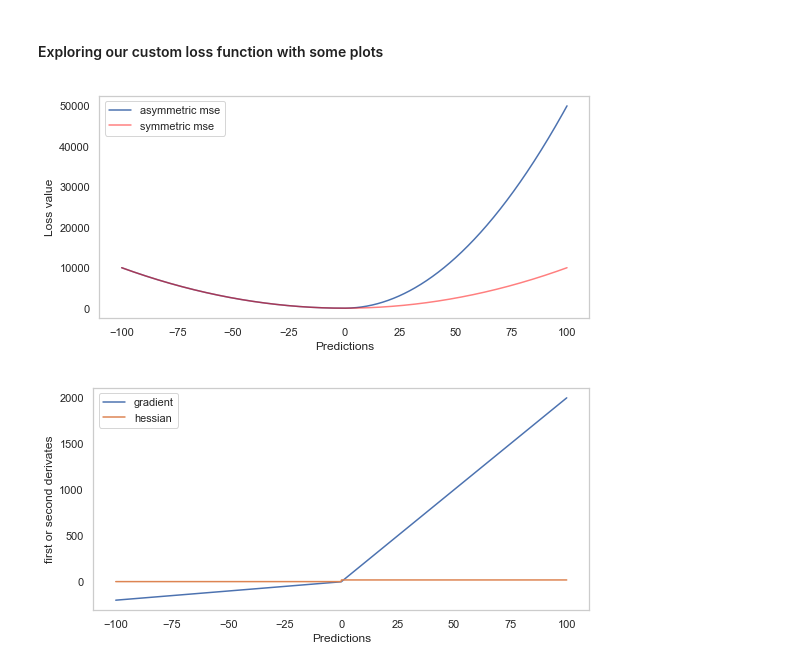
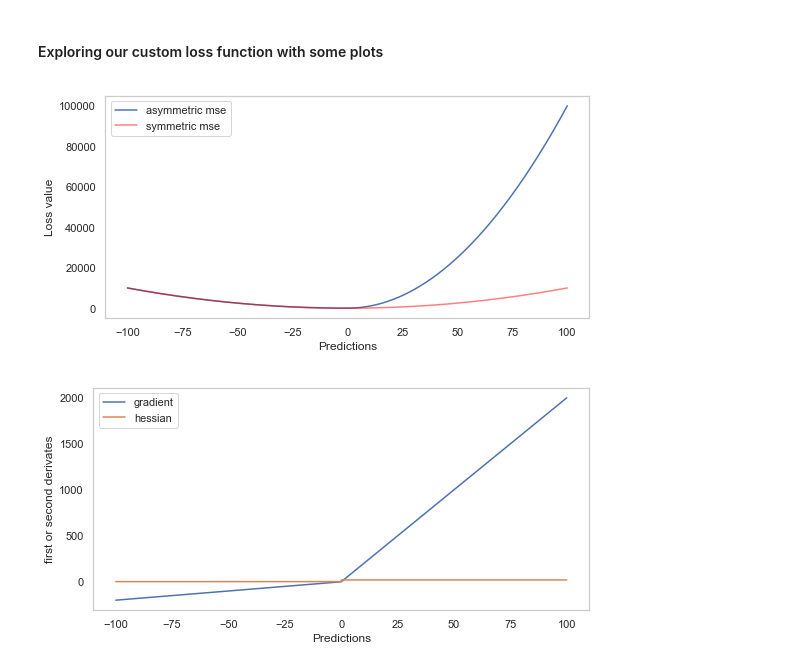
Before and after one commit to manifoldai/mf-eng-public, a Jupyter notebook: notebooks/custom_loss_lightgbm.ipynb, the cells around one changed output. Cells and saved outputs as stored; diff of their text form; code cells hidden in the pictures.

```diff
--- a/notebooks/custom_loss_lightgbm.ipynb
+++ b/notebooks/custom_loss_lightgbm.ipynb
@@ -176,21 +176,21 @@ def custom_asymmetric_eval(y_true, y_pred):
 # %%
 # let's see how our custom loss function looks with respect to different prediction values
 
 y_true = np.repeat(0,1000)
 y_pred = np.linspace(-100,100,1000)
 residual = (y_true - y_pred).astype("float")
 
-custom_loss = np.where(residual < 0, (residual**2)*5.0, residual**2)
+custom_loss = np.where(residual < 0, (residual**2)*10.0, residual**2)
 
 fig, ax = plt.subplots(1,1, figsize=(8,4))
 sns.lineplot(y_pred, custom_loss, alpha=1, label="asymmetric mse")
 sns.lineplot(y_pred, residual**2, alpha = 0.5, label = "symmetric mse", color="red")
 ax.set_xlabel("Predictions")
 ax.set_ylabel("Loss value")
 
 fig.tight_layout()
 # %% [output]
-[figure, old version]
+[figure, new version]
 # %%
 grad, hess = custom_asymmetric_objective(y_true, y_pred)
 
```
Also changed, not shown: parts of 5 cells of this notebook.
